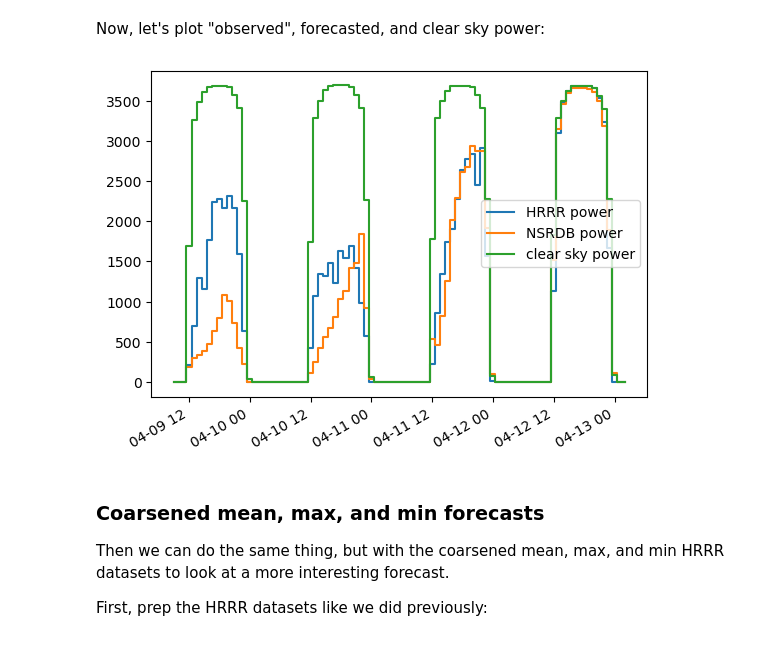
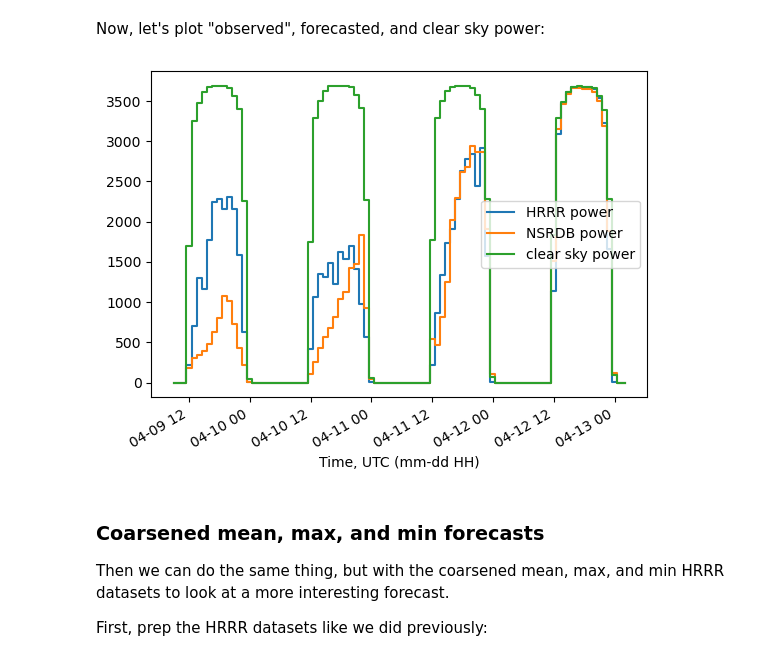
Before and after one commit to williamhobbs/solar-fleet-forecast-probability-tool, a Jupyter notebook: 02_solar_power_forecasts.ipynb, the cells around one changed output. Drawn from its saved outputs; the diff is of its cells as text; code cells hidden in the pictures.

```diff
--- a/02_solar_power_forecasts.ipynb
+++ b/02_solar_power_forecasts.ipynb
@@ -497,22 +498,23 @@ Now, let's plot "observed", forecasted, and clear sky power:
 # %%
 mask = ((power_ac_nsrdb_all.index >= power_ac_hrrr_all.index.min()) &
         (power_ac_nsrdb_all.index <= power_ac_hrrr_all.index.max()))
 
 plt.plot(power_ac_hrrr_all.index,power_ac_hrrr_all.power_ac,
          drawstyle='steps-mid', label='HRRR power')
 plt.plot(power_ac_nsrdb_all.loc[mask].index,
          power_ac_nsrdb_all.loc[mask].power_ac,
          drawstyle='steps-mid',
          label='NSRDB power')
 plt.plot(power_ac_cs_all.loc[mask].index,
          power_ac_cs_all.loc[mask].power_ac,
          drawstyle='steps-mid',
          label='clear sky power')
 plt.legend()
 plt.gcf().autofmt_xdate()
+plt.xlabel('Time, UTC (mm-dd HH)')
 plt.show()
 # %% [output]
-[figure, old version]
+[figure, new version]
 # %% [markdown]
 ### Coarsened mean, max, and min forecasts
 Then we can do the same thing, but with the coarsened mean, max, and min HRRR datasets to look at a more interesting forecast.
```
Also changed, not shown: parts of 2 cells of this notebook, 7 other files.
